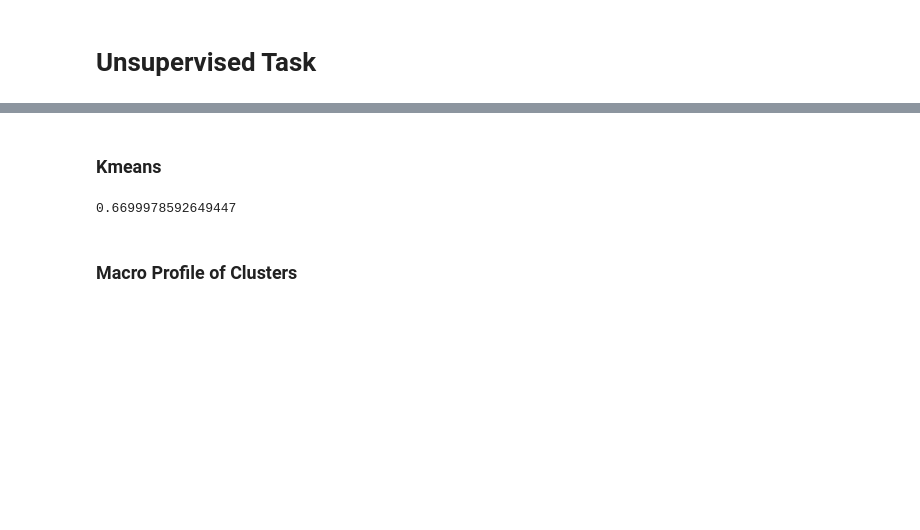
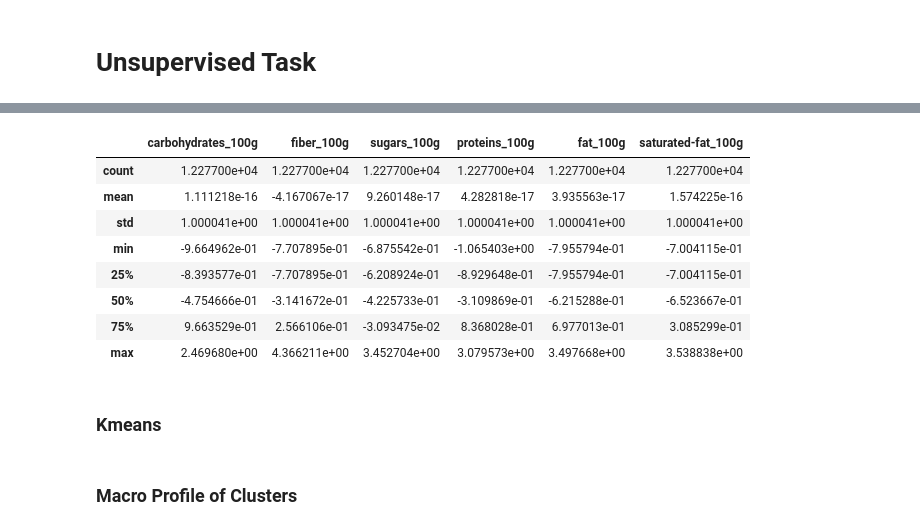
Before and after one commit to gabet2/STAT542, a Jupyter notebook: gabet/0_Preprocess.ipynb, the cells around one changed output, grey strips where cells are left out. Cells and saved outputs as stored; diff of their text form; code cells hidden in the pictures; blank space fills up the shorter version.

```diff
--- a/gabet/0_Preprocess.ipynb
+++ b/gabet/0_Preprocess.ipynb
@@ -216,2 +256,14 @@ clust_df['nutrition-score-fr_100g'] = true_labs
+# %%
+clust_df.describe()
+# %% [output]
+|  | carbohydrates_100g | fiber_100g | sugars_100g | proteins_100g | fat_100g | saturated-fat_100g |
+| count | 1.227700e+04 | 1.227700e+04 | 1.227700e+04 | 1.227700e+04 | 1.227700e+04 | 1.227700e+04 |
+| mean | 1.111218e-16 | -4.167067e-17 | 9.260148e-17 | 4.282818e-17 | 3.935563e-17 | 1.574225e-16 |
+| std | 1.000041e+00 | 1.000041e+00 | 1.000041e+00 | 1.000041e+00 | 1.000041e+00 | 1.000041e+00 |
+| min | -9.664962e-01 | -7.707895e-01 | -6.875542e-01 | -1.065403e+00 | -7.955794e-01 | -7.004115e-01 |
+| 25% | -8.393577e-01 | -7.707895e-01 | -6.208924e-01 | -8.929648e-01 | -7.955794e-01 | -7.004115e-01 |
+| 50% | -4.754666e-01 | -3.141672e-01 | -4.225733e-01 | -3.109869e-01 | -6.215288e-01 | -6.523667e-01 |
+| 75% | 9.663529e-01 | 2.566106e-01 | -3.093475e-02 | 8.368028e-01 | 6.977013e-01 | 3.085299e-01 |
+| max | 2.469680e+00 | 4.366211e+00 | 3.452704e+00 | 3.079573e+00 | 3.497668e+00 | 3.538838e+00 |
 # %% [markdown]
 ### Kmeans
@@ -221,7 +275,3 @@ kmeans = KMeans(n_clusters = 2, random_state = 69).fit(X)
-# %%
-np.mean(kmeans.labels_ != true_labs)
-# %% [output]
-0.6699978592649447
 # %% [markdown]
 ### Macro Profile of Clusters
 # %%
```
Also changed, not shown: parts of 58 cells of this notebook, 10 other files.
